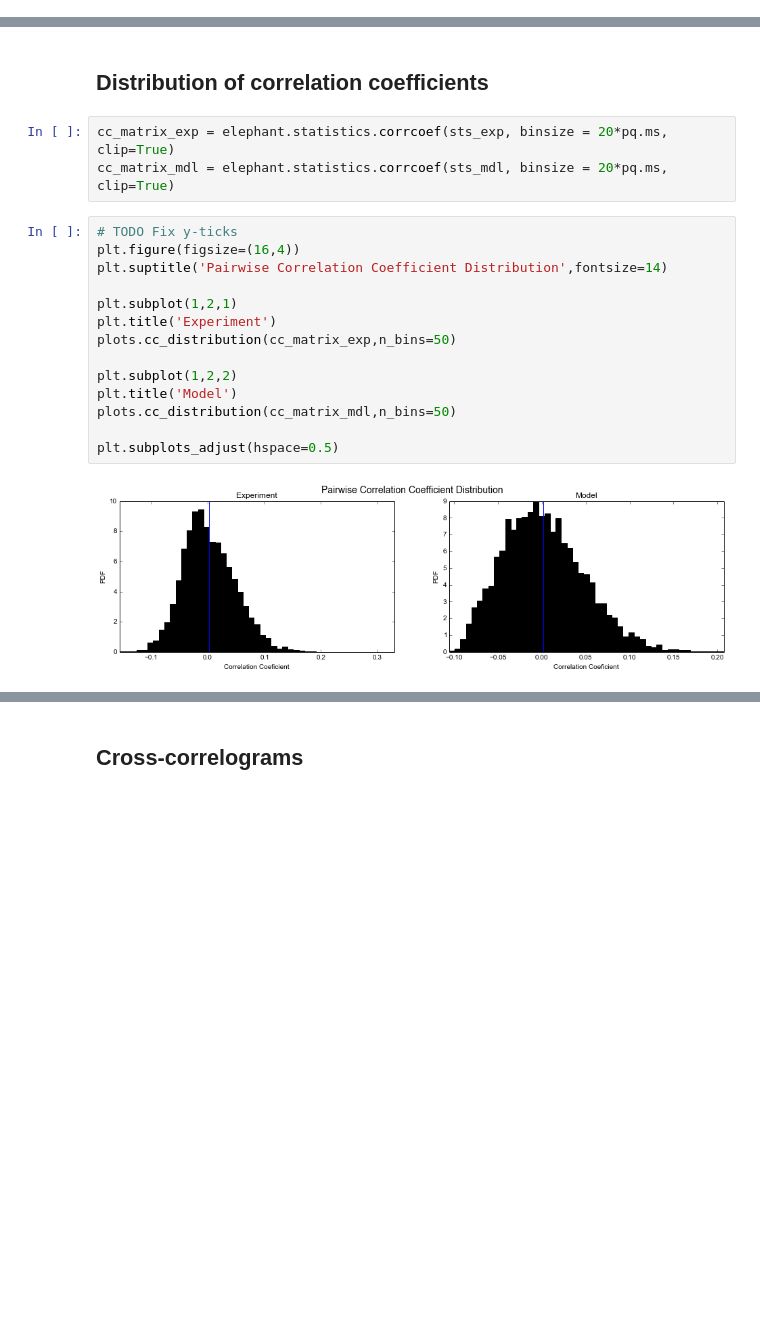
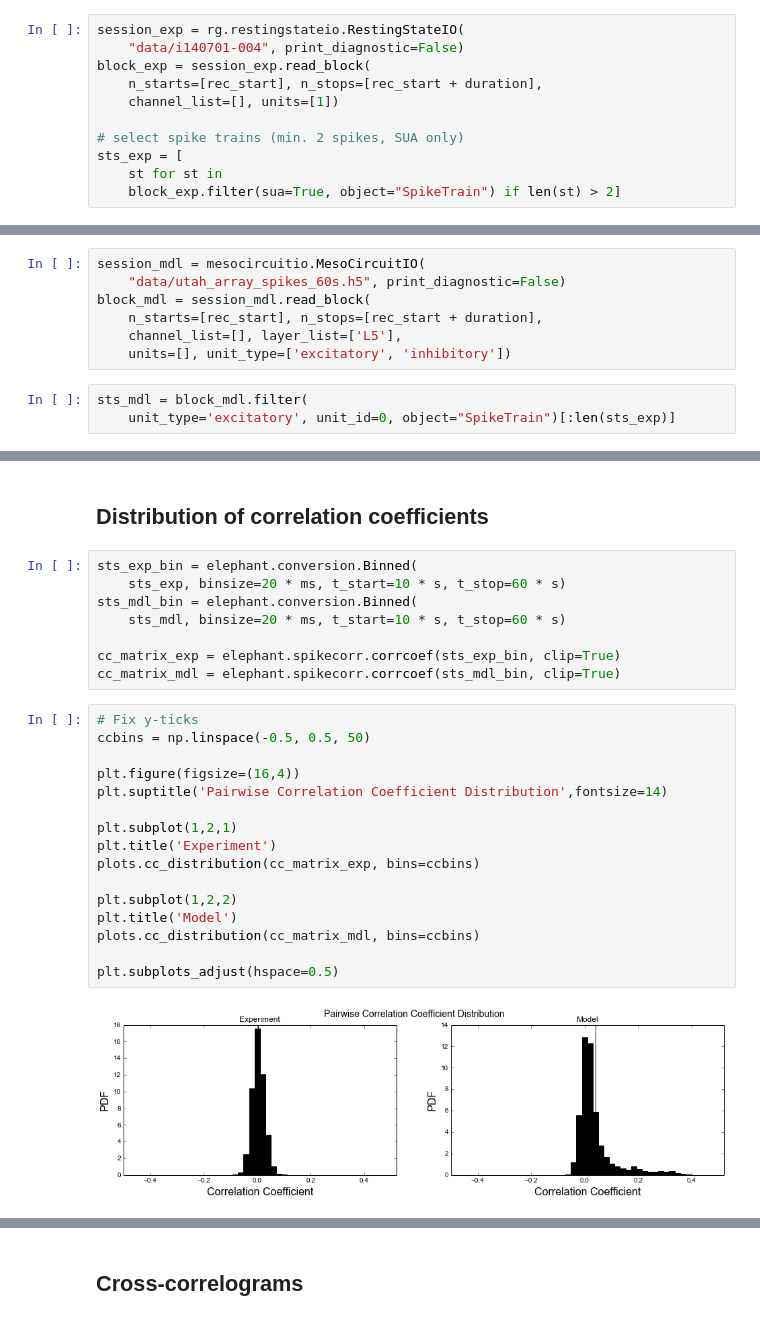
Before and after one commit to paulchorley/elephant, a Jupyter notebook: hbp_review/hbp_review.ipynb, the cells around one changed output, grey strips where cells are left out. Drawn from its saved outputs; the diff is of its cells as text; blank space fills up the shorter version.

```diff
--- a/hbp_review/hbp_review.ipynb
+++ b/hbp_review/hbp_review.ipynb
@@ -46,0 +54,11 @@ sts_exp = [ st for st in block.segments[0].spiketrains if len(st) > 2 and st.ann
+# %%
+session_exp = rg.restingstateio.RestingStateIO(
+    "data/i140701-004", print_diagnostic=False)
+block_exp = session_exp.read_block(
+    n_starts=[rec_start], n_stops=[rec_start + duration],
+    channel_list=[], units=[1])
+
+# select spike trains (min. 2 spikes, SUA only)
+sts_exp = [
+    st for st in
+    block_exp.filter(sua=True, object="SpikeTrain") if len(st) > 2]
@@ -65,3 +77,13 @@ sts_mdl = [ neo.SpikeTrain(st[(st>=s_start)&(st<s_stop)],
+# %%
+session_mdl = mesocircuitio.MesoCircuitIO(
+    "data/utah_array_spikes_60s.h5", print_diagnostic=False)
+block_mdl = session_mdl.read_block(
+    n_starts=[rec_start], n_stops=[rec_start + duration],
+    channel_list=[], layer_list=['L5'],
+    units=[], unit_type=['excitatory', 'inhibitory'])
+# %%
+sts_mdl = block_mdl.filter(
+    unit_type='excitatory', unit_id=0, object="SpikeTrain")[:len(sts_exp)]
 # %%
 print("Number of simulation spiketrains: "+str(len(sts_mdl)))
 # %% [output]
@@ -192,21 +223,28 @@ plt.subplots_adjust(hspace=0.5)
 # %% [markdown]
 ## Distribution of correlation coefficients
-# %%
-cc_matrix_exp = elephant.statistics.corrcoef(sts_exp, binsize = 20*pq.ms, clip=True)
-cc_matrix_mdl = elephant.statistics.corrcoef(sts_mdl, binsize = 20*pq.ms, clip=True)
+# %%
+sts_exp_bin = elephant.conversion.Binned(
+    sts_exp, binsize=20 * ms, t_start=10 * s, t_stop=60 * s)
+sts_mdl_bin = elephant.conversion.Binned(
+    sts_mdl, binsize=20 * ms, t_start=10 * s, t_stop=60 * s)
+
+cc_matrix_exp = elephant.spikecorr.corrcoef(sts_exp_bin, clip=True)
+cc_matrix_mdl = elephant.spikecorr.corrcoef(sts_mdl_bin, clip=True)
 # %%
-# TODO Fix y-ticks
+# Fix y-ticks
+ccbins = np.linspace(-0.5, 0.5, 50)
+
 plt.figure(figsize=(16,4))
 plt.suptitle('Pairwise Correlation Coefficient Distribution',fontsize=14)
 
 plt.subplot(1,2,1)
 plt.title('Experiment')
-plots.cc_distribution(cc_matrix_exp,n_bins=50)
+plots.cc_distribution(cc_matrix_exp, bins=ccbins)
 
 plt.subplot(1,2,2)
 plt.title('Model')
-plots.cc_distribution(cc_matrix_mdl,n_bins=50)
+plots.cc_distribution(cc_matrix_mdl, bins=ccbins)
 
 plt.subplots_adjust(hspace=0.5)
 # %% [output]
-[figure, old version]
+[figure, new version]
```
Also changed, not shown: parts of 28 cells of this notebook, 1 other file.
